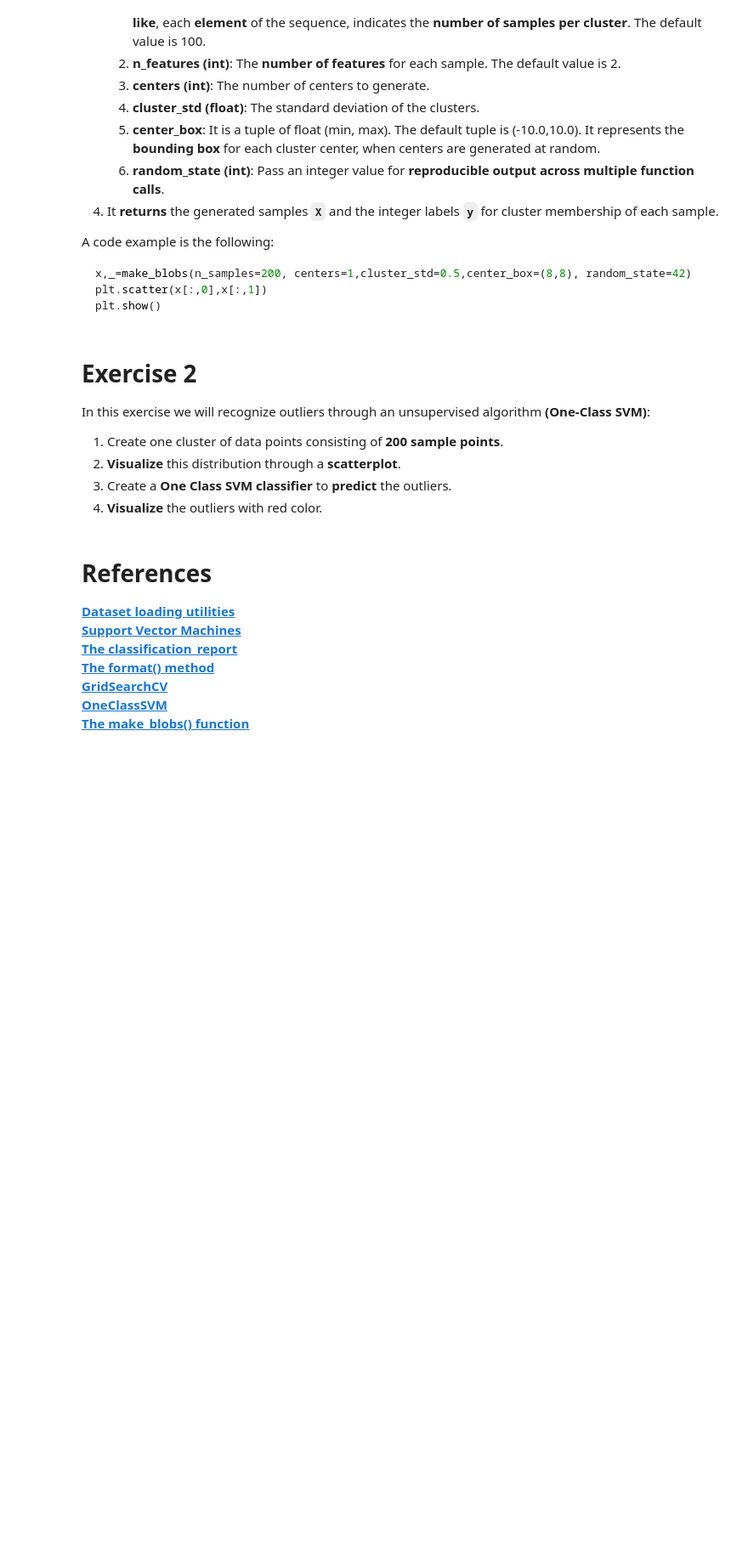
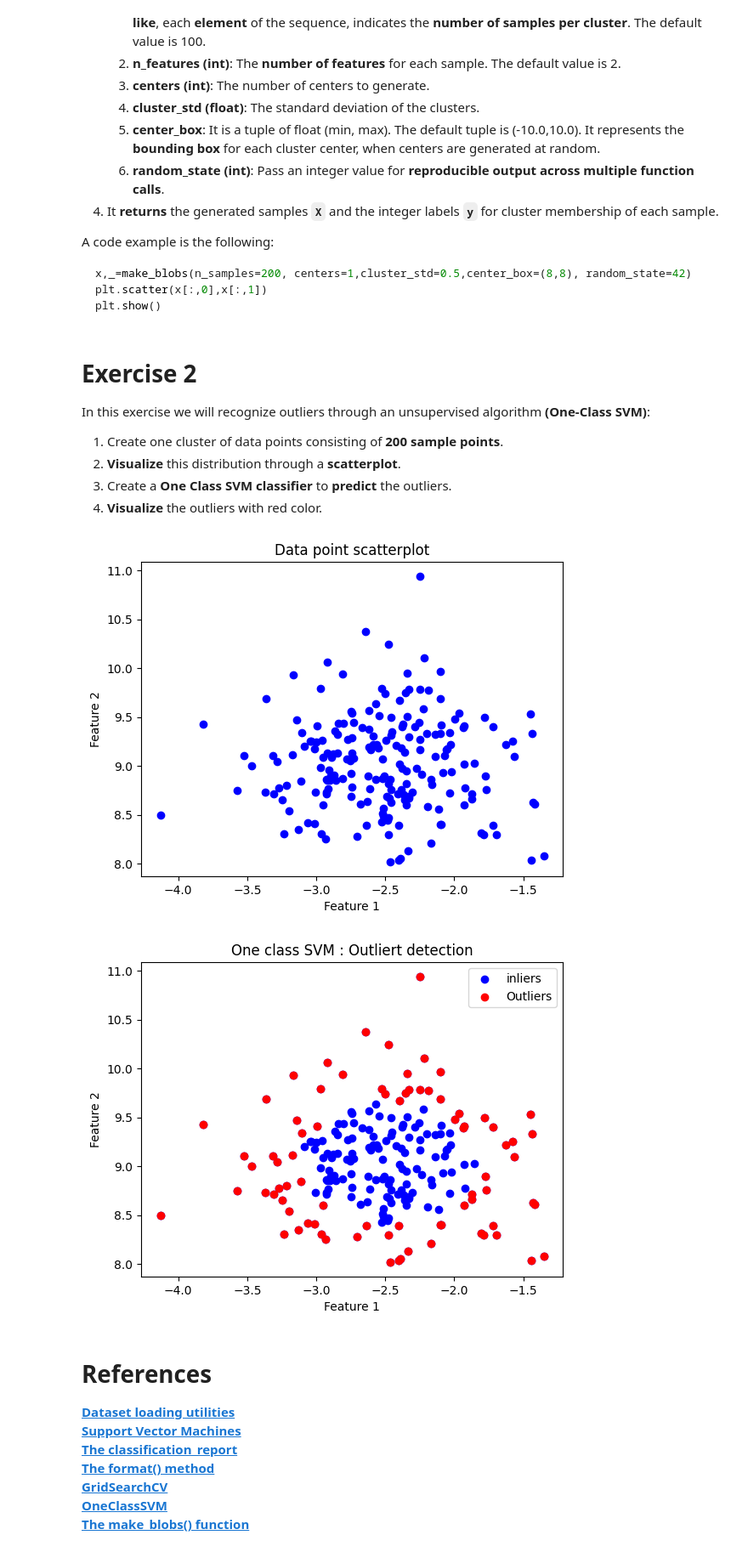
Before and after one commit to WoodsyTheNerd/MachineLearning, a Jupyter notebook: Workshop 5/Workshop 5 - Support Vector Machines.ipynb, the cells around one changed output. Shown at 85% size. Saved outputs shown, nothing was run; the diff lists cells and outputs as text; code cells hidden in the pictures; blank space fills up the shorter version.

```diff
--- a/Workshop 5/Workshop 5 - Support Vector Machines.ipynb
+++ b/Workshop 5/Workshop 5 - Support Vector Machines.ipynb
@@ -311,3 +313,39 @@ In this exercise we will recognize outliers through an unsupervised algorithm __
+# %%
+import numpy as np
+import matplotlib.pyplot as plt
+
+from sklearn.datasets import make_blobs
+from sklearn.svm import OneClassSVM
+
+#generate data using make_blobs
+X,_ = make_blobs(n_samples = 200, centers = 1, cluster_std = 0.5, random_state = 42)
+
+# visualise the distrabution in a scatter plot
+plt.scatter(X[:,0], X[:,1], color = 'blue', label = "Data Points")
+plt.title("Data point scatterplot")
+plt.xlabel("Feature 1")
+plt.ylabel("Feature 2")
+plt.show()
+
+# create a one class SVM classifier to predict outliers
+clf = OneClassSVM(kernel = "rbf", gamma = 0.1, nu = 0.4)
+clf.fit(X)
+
+# Predict outlieers
+y_pred = clf.predict(X)
+
+# visualise outliers
+plt.scatter(X[:,0], X[:,1], color = "blue", label = "inliers")
+outliers = X[y_pred == -1]
+plt.scatter(outliers[:,0], outliers[:,1], color = "red", label = "Outliers" )
+plt.title("One class SVM : Outliert detection")
+plt.xlabel("Feature 1")
+plt.ylabel("Feature 2")
+plt.legend()
+plt.show()
+# %% [output]
+[figure, added]
+[figure, added]
 # %% [markdown]
 # References
 __[Dataset loading utilities](https://scikit-learn.org/stable/datasets.html)__
```
Also changed, not shown: parts of 2 cells of this notebook.
